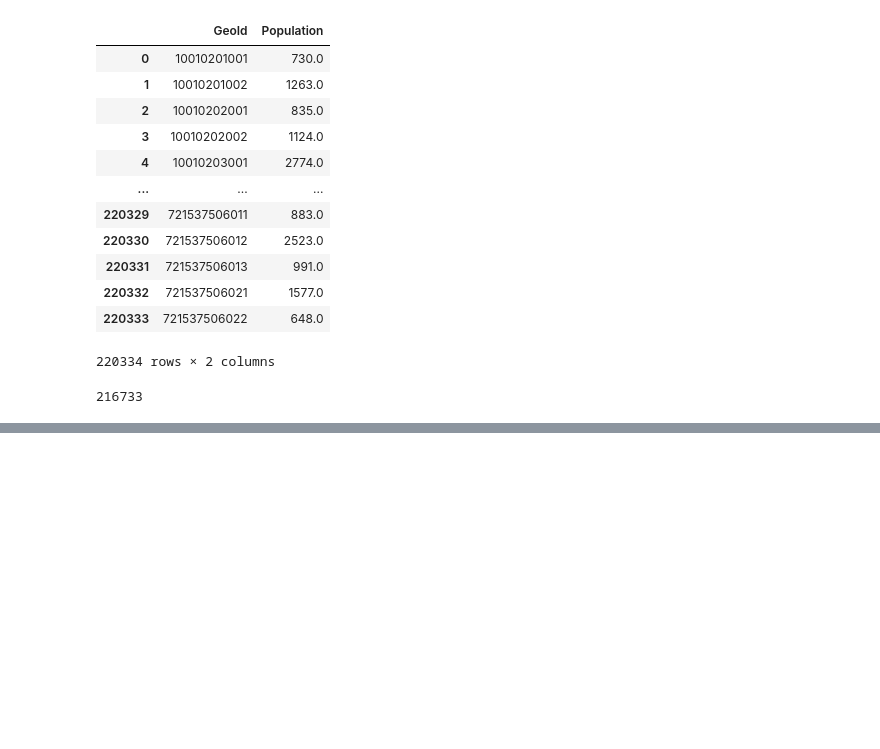
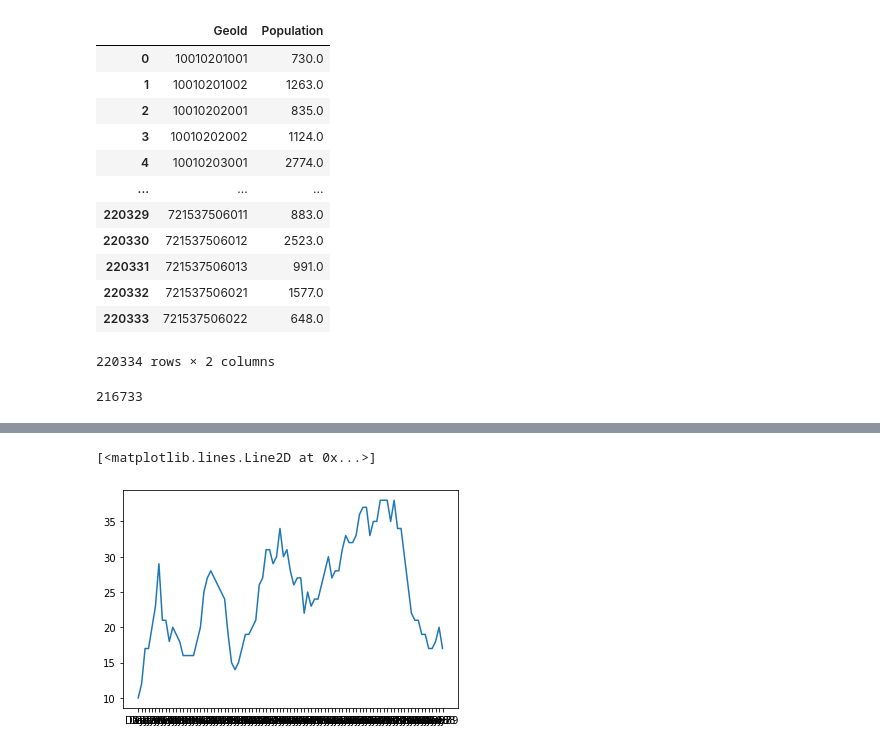
Before and after one commit to RuochenKong/Compartmental-Infectious-Disease-Simulation, a Jupyter notebook: mkpox_us.ipynb, the cells around one changed output, grey strips where cells are left out. Drawn from its saved outputs; the diff is of its cells as text; code cells hidden in the pictures; blank space fills up the shorter version.

```diff
--- a/mkpox_us.ipynb
+++ b/mkpox_us.ipynb
@@ -144,0 +151,5 @@ def nextDay(counters, current_day, active_cases):
+# %%
+simu_counter = initCounter()
+active_cases = initCase(simu_counter, [10,20,30,10])
+for i in range (2,90):
+    nextDay(simu_counter,active_cases,i)
@@ -144,0 +174,5 @@ def nextDay(counters, current_day, active_cases):
+# %%
+plt.plot(simu_counter[1].sum(axis = 0))
+# %% [output]
+[<matplotlib.lines.Line2D at 0x...>]
+[figure, added]
```
Also changed, not shown: parts of 5 cells of this notebook.
